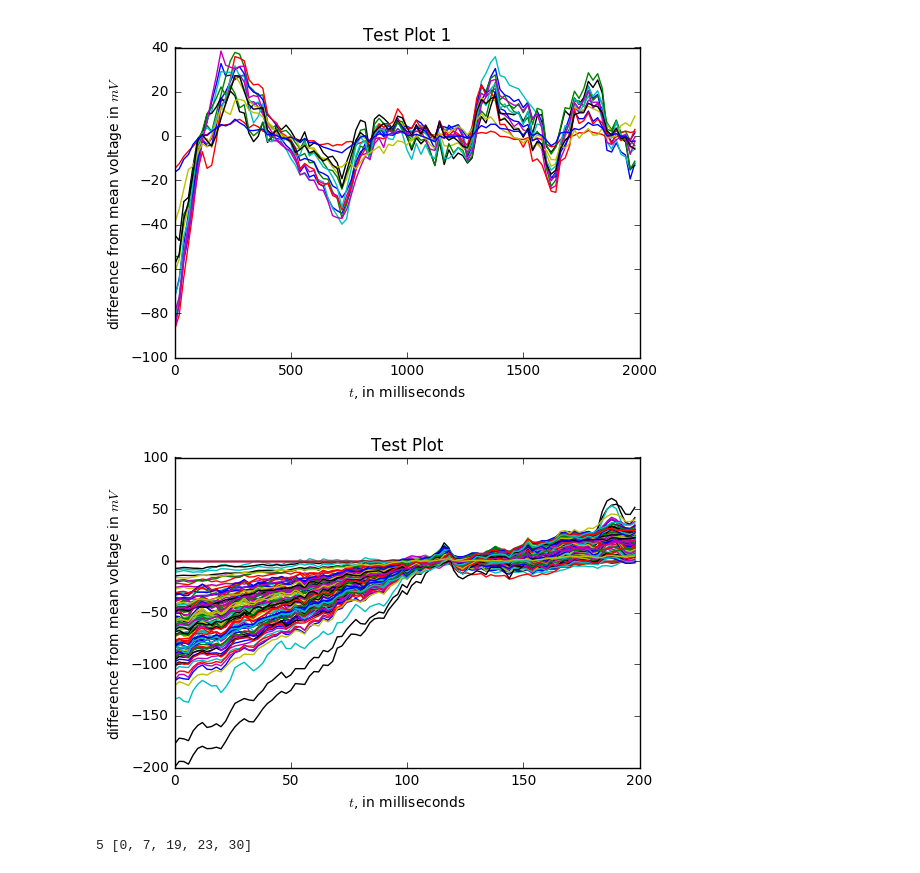
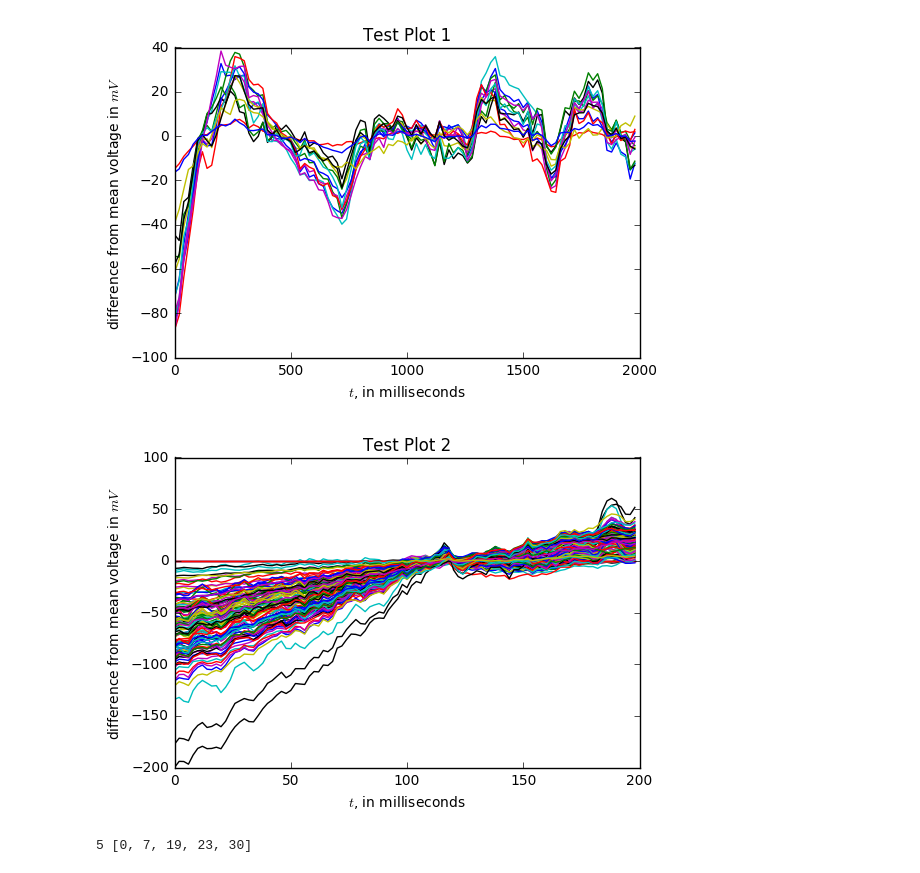
Before and after one commit to NeuroDataDesign/orange-panda-f16s17, a Jupyter notebook: pipeline/utils/Getting Data for the EEG Pipeline.ipynb, the cells around one changed output. Cells and saved outputs as stored; diff of their text form; code cells hidden in the pictures.

```diff
--- a/pipeline/utils/Getting Data for the EEG Pipeline.ipynb
+++ b/pipeline/utils/Getting Data for the EEG Pipeline.ipynb
@@ -123,16 +123,15 @@ plots.plot_timeseries(data = eeg_data,
 # %%
 plots.plot_timeseries(data = eeg_data,
                       time = times,
                       selector = "all",
                       start = 0,
                       end = 100,
                       skip = 1,
-                      randno = 15,
-                      title = "Test Plot",
+                      title = "Test Plot 2",
                       xlab = r'$t$, in milliseconds',
                       ylab = r'difference from mean voltage in $mV$')
 # %% [output]
-[figure, old version]
+[figure, new version]
 # %%
 # 5 of the channels are 'broken'
 c = 0
```
Also changed, not shown: parts of 2 cells of this notebook.
